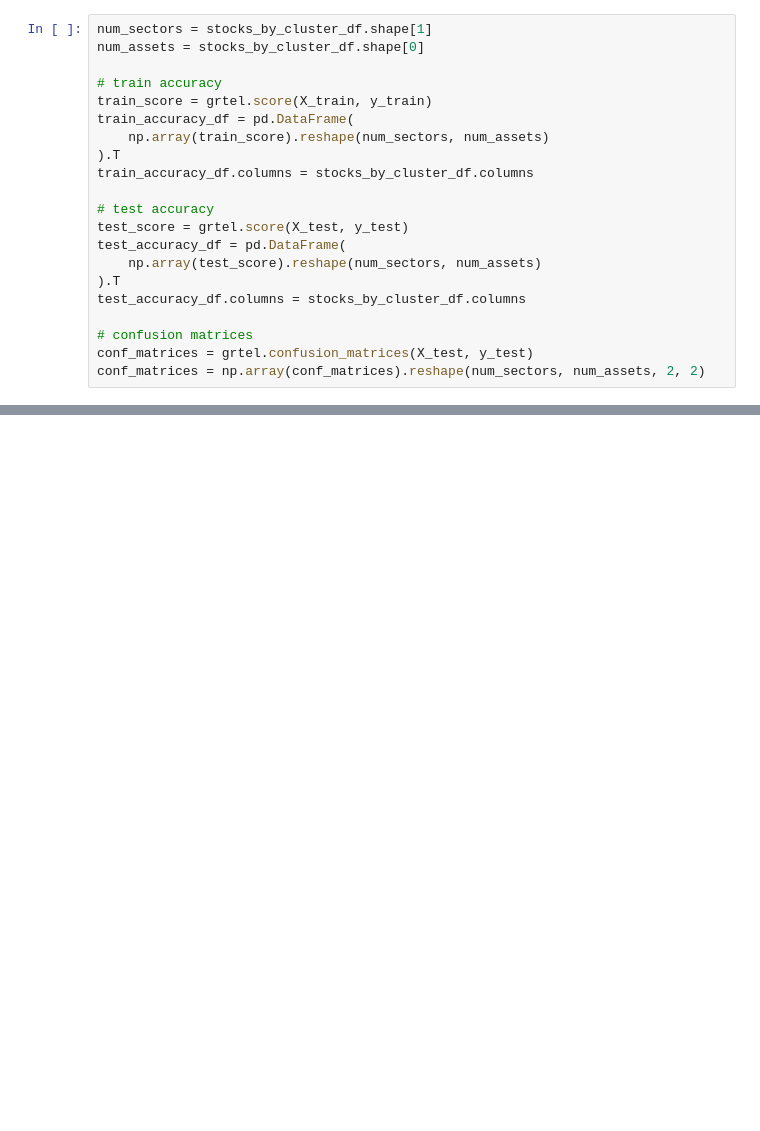
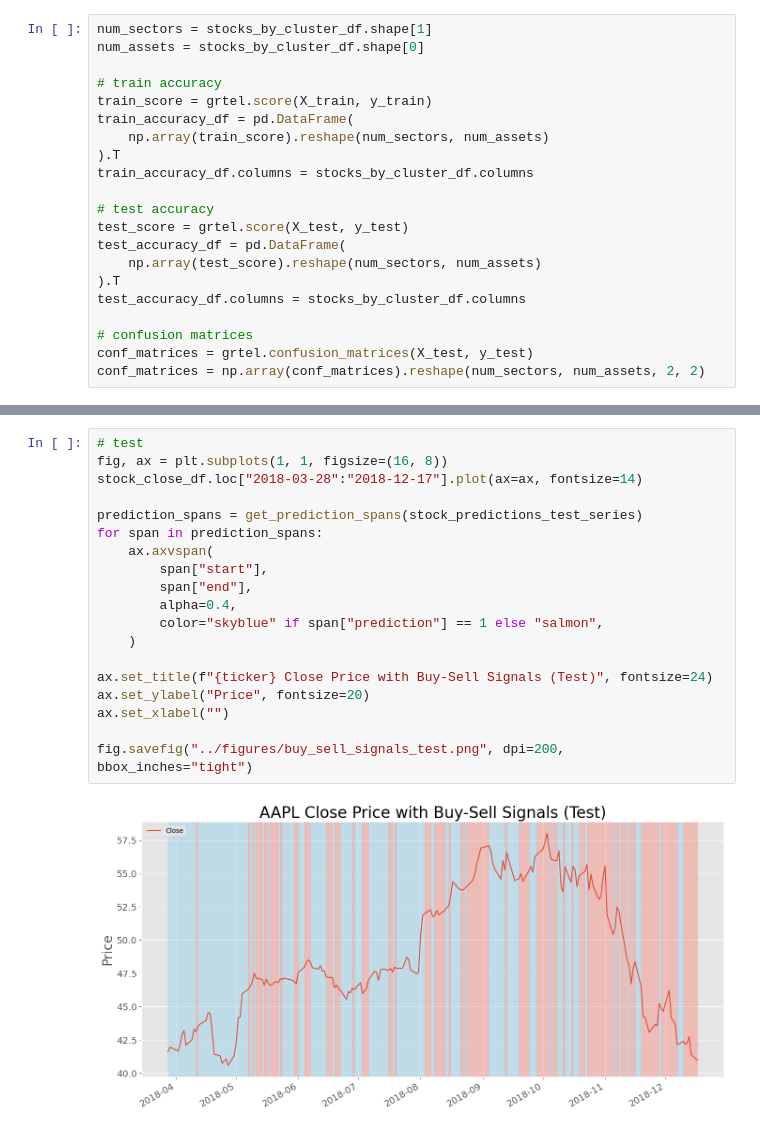
Before and after one commit to atayardimci/grtel, a Jupyter notebook: src/3. grtel_analysis/3. grtel_clusters.ipynb, the cells around one changed output, grey strips where cells are left out. Drawn from its saved outputs; the diff is of its cells as text; blank space fills up the shorter version.

```diff
--- a/src/3. grtel_analysis/3. grtel_clusters.ipynb
+++ b/src/3. grtel_analysis/3. grtel_clusters.ipynb
@@ -329,0 +459,21 @@ Percentage of 1s (Test):
+# %%
+# test
+fig, ax = plt.subplots(1, 1, figsize=(16, 8))
+stock_close_df.loc["2018-03-28":"2018-12-17"].plot(ax=ax, fontsize=14)
+
+prediction_spans = get_prediction_spans(stock_predictions_test_series)
+for span in prediction_spans:
+    ax.axvspan(
+        span["start"],
+        span["end"],
+        alpha=0.4,
+        color="skyblue" if span["prediction"] == 1 else "salmon",
+    )
+
+ax.set_title(f"{ticker} Close Price with Buy-Sell Signals (Test)", fontsize=24)
+ax.set_ylabel("Price", fontsize=20)
+ax.set_xlabel("")
+
+fig.savefig("../figures/buy_sell_signals_test.png", dpi=200, bbox_inches="tight")
+# %% [output]
+[figure, added]
```
Also changed, not shown: parts of 16 cells of this notebook, 2 other files.
